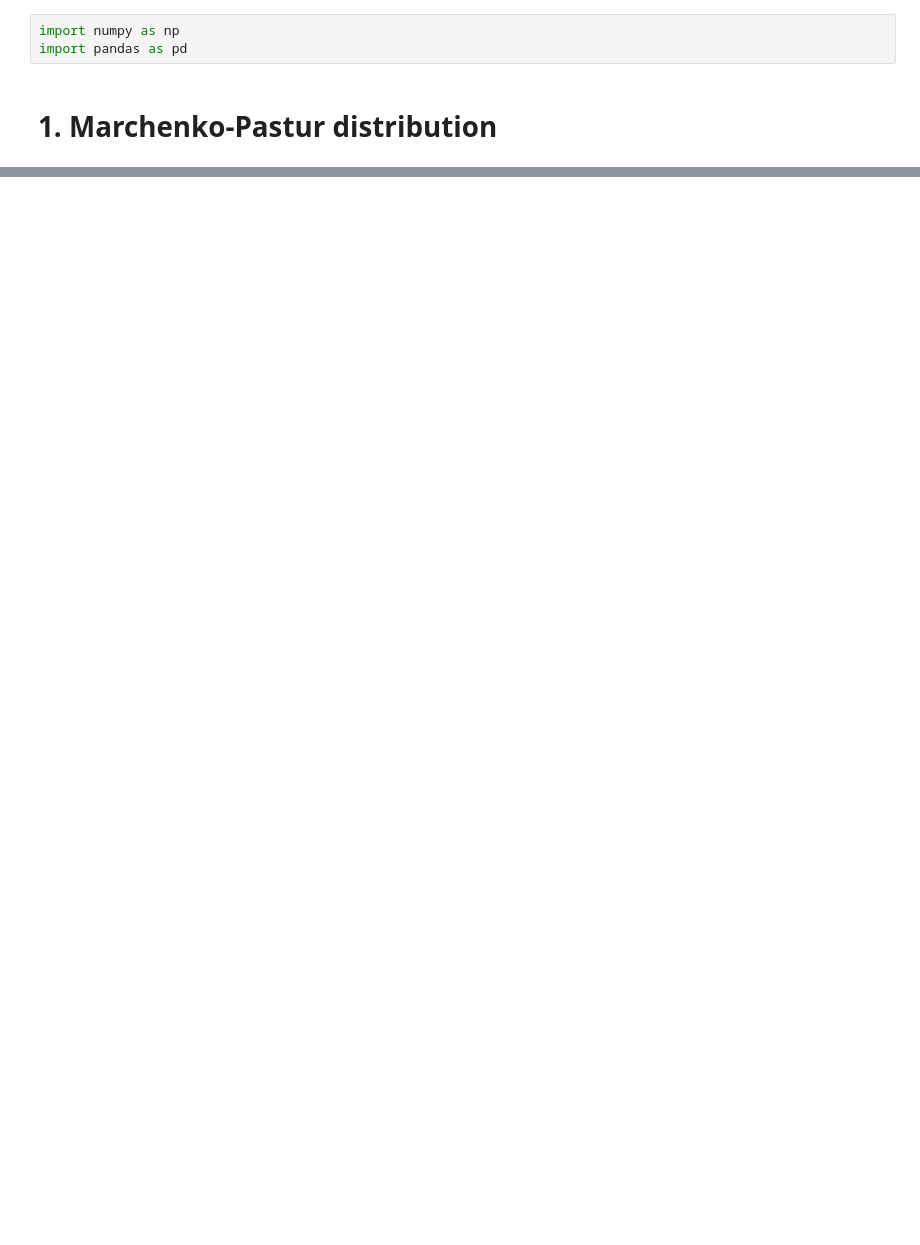
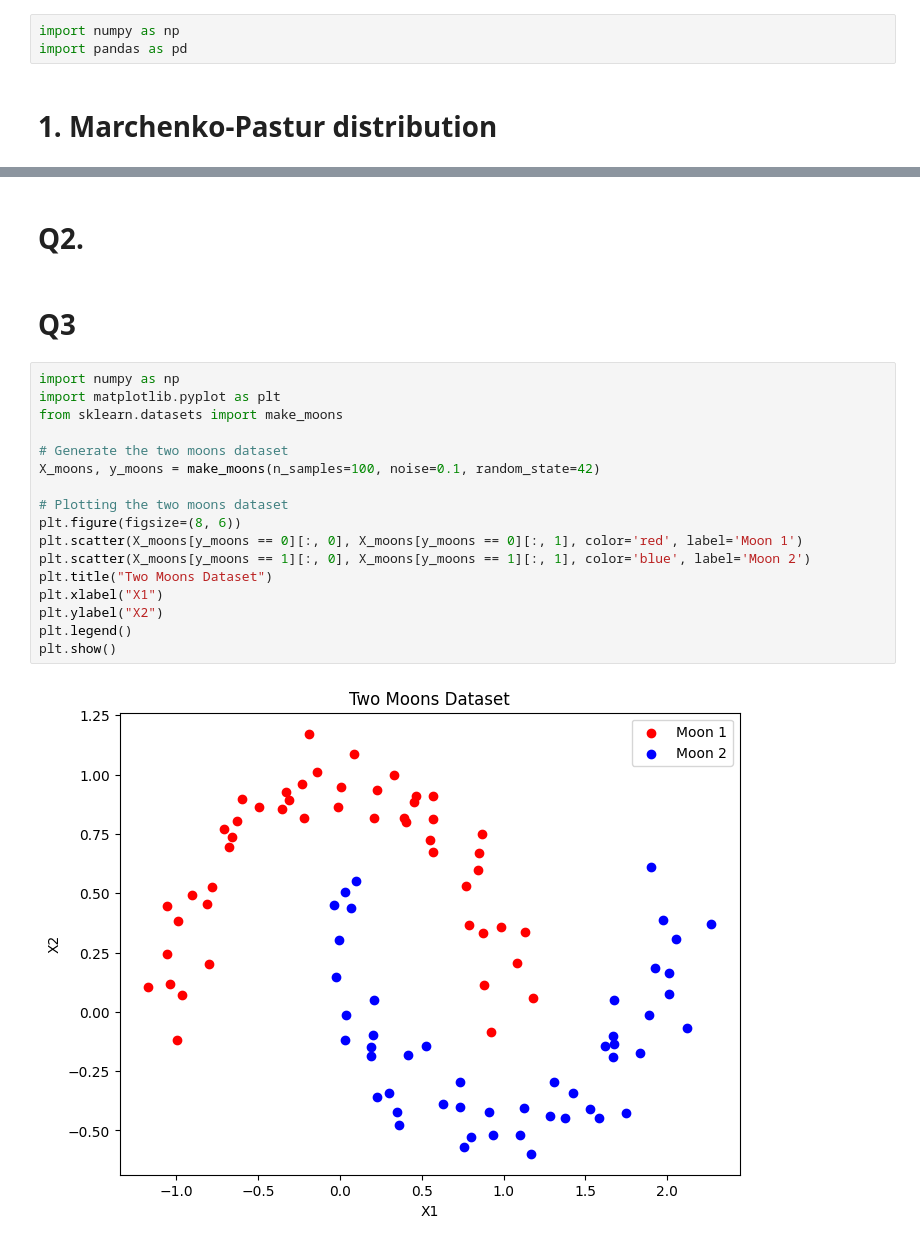
Before and after one commit to AvivGelfand/Geometry-of-Information-Course, a Jupyter notebook: Ex2_GOI.ipynb, the cells around one changed output, grey strips where cells are left out. Drawn from its saved outputs; the diff is of its cells as text; blank space fills up the shorter version.

```diff
--- a/Ex2_GOI.ipynb
+++ b/Ex2_GOI.ipynb
@@ -98,0 +282,23 @@ plt.show()
+# %% [markdown]
+# Q2.
+# %% [markdown]
+# Q3
+# %%
+import numpy as np
+import matplotlib.pyplot as plt
+from sklearn.datasets import make_moons
+
+# Generate the two moons dataset
+X_moons, y_moons = make_moons(n_samples=100, noise=0.1, random_state=42)
+
+# Plotting the two moons dataset
+plt.figure(figsize=(8, 6))
+plt.scatter(X_moons[y_moons == 0][:, 0], X_moons[y_moons == 0][:, 1], color='red', label='Moon 1')
+plt.scatter(X_moons[y_moons == 1][:, 0], X_moons[y_moons == 1][:, 1], color='blue', label='Moon 2')
+plt.title("Two Moons Dataset")
+plt.xlabel("X1")
+plt.ylabel("X2")
+plt.legend()
+plt.show()
+# %% [output]
+[figure, added]
```
Also changed, not shown: parts of 16 cells of this notebook, 1 other file.
